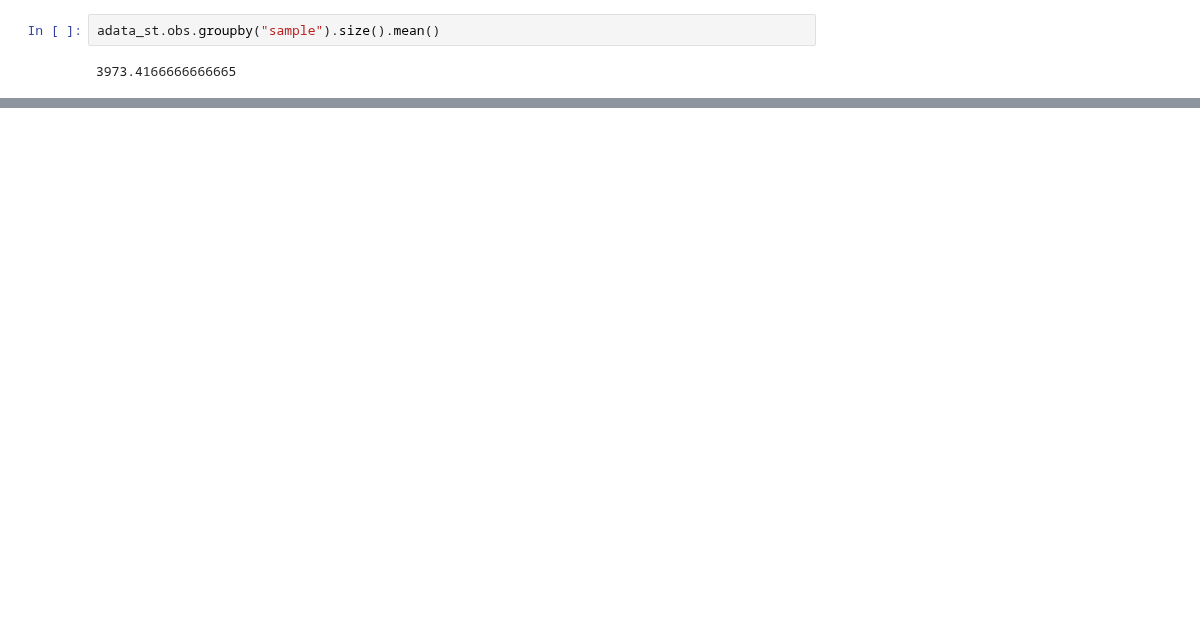
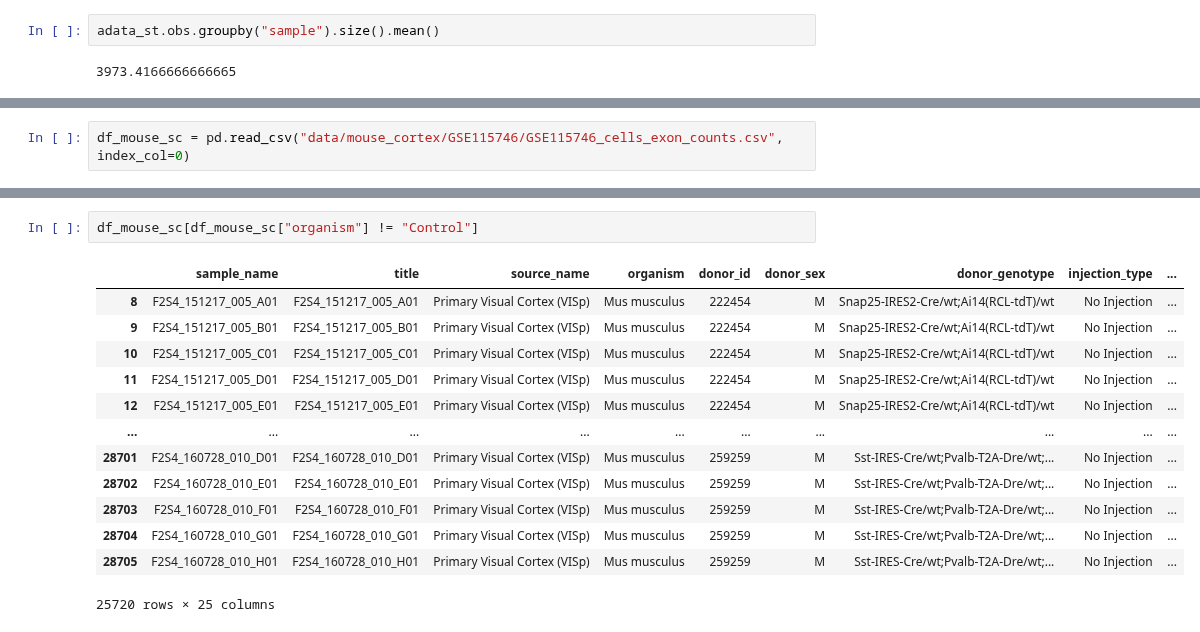
Before and after one commit to williamrobotma/AGrEDA, a Jupyter notebook: thesis_stuff.ipynb, the cells around one changed output, grey strips where cells are left out. Drawn from its saved outputs; the diff is of its cells as text; blank space fills up the shorter version.

```diff
--- a/thesis_stuff.ipynb
+++ b/thesis_stuff.ipynb
@@ -55,0 +184,2 @@ AnnData object with n_obs × n_vars = 47681 × 25614
+# %%
+df_mouse_sc = pd.read_csv("data/mouse_cortex/GSE115746/GSE115746_cells_exon_counts.csv", index_col=0)
@@ -55,0 +206,16 @@ AnnData object with n_obs × n_vars = 47681 × 25614
+# %%
+df_mouse_sc[df_mouse_sc["organism"] != "Control"]
+# %% [output]
+|  | sample_name | title | source_name | organism | donor_id | donor_sex | donor_genotype | injection_type | ... |
+| 8 | F2S4_151217_005_A01 | F2S4_151217_005_A01 | Primary Visual Cortex (VISp) | Mus musculus | 222454 | M | Snap25-IRES2-Cre/wt;Ai14(RCL-tdT)/wt | No Injection | ... |
+| 9 | F2S4_151217_005_B01 | F2S4_151217_005_B01 | Primary Visual Cortex (VISp) | Mus musculus | 222454 | M | Snap25-IRES2-Cre/wt;Ai14(RCL-tdT)/wt | No Injection | ... |
+| 10 | F2S4_151217_005_C01 | F2S4_151217_005_C01 | Primary Visual Cortex (VISp) | Mus musculus | 222454 | M | Snap25-IRES2-Cre/wt;Ai14(RCL-tdT)/wt | No Injection | ... |
+| 11 | F2S4_151217_005_D01 | F2S4_151217_005_D01 | Primary Visual Cortex (VISp) | Mus musculus | 222454 | M | Snap25-IRES2-Cre/wt;Ai14(RCL-tdT)/wt | No Injection | ... |
+| 12 | F2S4_151217_005_E01 | F2S4_151217_005_E01 | Primary Visual Cortex (VISp) | Mus musculus | 222454 | M | Snap25-IRES2-Cre/wt;Ai14(RCL-tdT)/wt | No Injection | ... |
+| ... | ... | ... | ... | ... | ... | ... | ... | ... | ... |
+| 28701 | F2S4_160728_010_D01 | F2S4_160728_010_D01 | Primary Visual Cortex (VISp) | Mus musculus | 259259 | M | Sst-IRES-Cre/wt;Pvalb-T2A-Dre/wt;... | No Injection | ... |
+| 28702 | F2S4_160728_010_E01 | F2S4_160728_010_E01 | Primary Visual Cortex (VISp) | Mus musculus | 259259 | M | Sst-IRES-Cre/wt;Pvalb-T2A-Dre/wt;... | No Injection | ... |
+| 28703 | F2S4_160728_010_F01 | F2S4_160728_010_F01 | Primary Visual Cortex (VISp) | Mus musculus | 259259 | M | Sst-IRES-Cre/wt;Pvalb-T2A-Dre/wt;... | No Injection | ... |
+| 28704 | F2S4_160728_010_G01 | F2S4_160728_010_G01 | Primary Visual Cortex (VISp) | Mus musculus | 259259 | M | Sst-IRES-Cre/wt;Pvalb-T2A-Dre/wt;... | No Injection | ... |
+| 28705 | F2S4_160728_010_H01 | F2S4_160728_010_H01 | Primary Visual Cortex (VISp) | Mus musculus | 259259 | M | Sst-IRES-Cre/wt;Pvalb-T2A-Dre/wt;... | No Injection | ... |
+25720 rows × 25 columns
```
Also changed, not shown: parts of 16 cells of this notebook, 2 other files.
